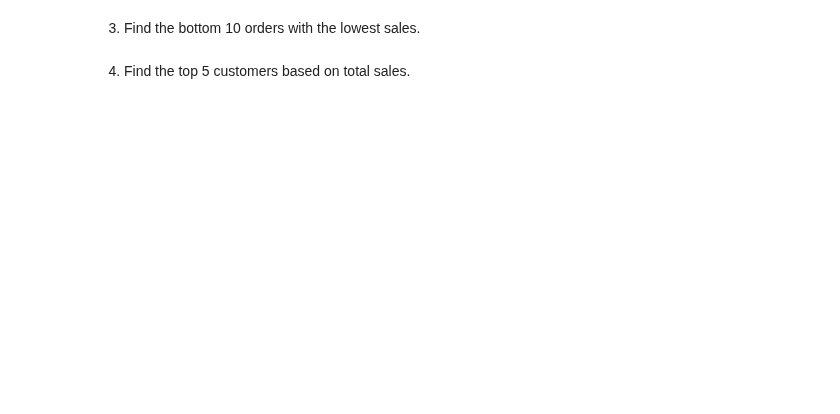
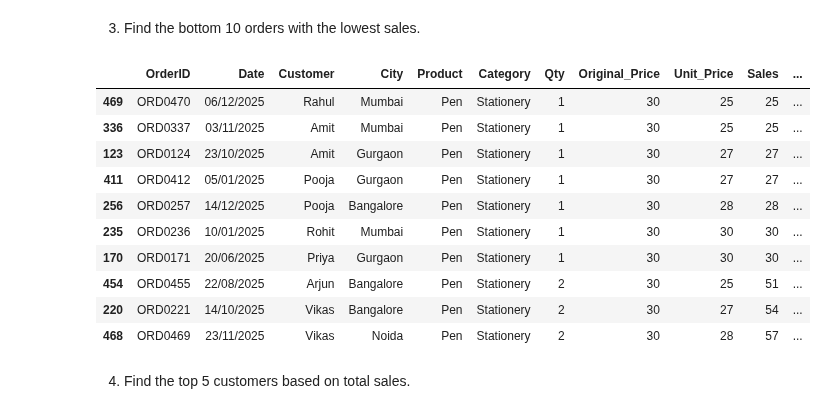
Before and after one commit to Suraj-kumar121K/PANDAS-CURSE, a Jupyter notebook: Practice_pandas/04_pandas.ipynb, the cells around one changed output. Drawn from its saved outputs; the diff is of its cells as text; code cells hidden in the pictures; blank space fills up the shorter version.

```diff
--- a/Practice_pandas/04_pandas.ipynb
+++ b/Practice_pandas/04_pandas.ipynb
@@ -274,4 +305,19 @@ print(Total_Count)
 # %% [markdown]
 3. Find the bottom 10 orders with the lowest sales.
+# %%
+Bottom_10_orders = df.sort_values("Sales", ascending=True).head(10)
+Bottom_10_orders
+# %% [output]
+|  | OrderID | Date | Customer | City | Product | Category | Qty | Original_Price | Unit_Price | Sales | ... |
+| 469 | ORD0470 | 06/12/2025 | Rahul | Mumbai | Pen | Stationery | 1 | 30 | 25 | 25 | ... |
+| 336 | ORD0337 | 03/11/2025 | Amit | Mumbai | Pen | Stationery | 1 | 30 | 25 | 25 | ... |
+| 123 | ORD0124 | 23/10/2025 | Amit | Gurgaon | Pen | Stationery | 1 | 30 | 27 | 27 | ... |
+| 411 | ORD0412 | 05/01/2025 | Pooja | Gurgaon | Pen | Stationery | 1 | 30 | 27 | 27 | ... |
+| 256 | ORD0257 | 14/12/2025 | Pooja | Bangalore | Pen | Stationery | 1 | 30 | 28 | 28 | ... |
+| 235 | ORD0236 | 10/01/2025 | Rohit | Mumbai | Pen | Stationery | 1 | 30 | 30 | 30 | ... |
+| 170 | ORD0171 | 20/06/2025 | Priya | Gurgaon | Pen | Stationery | 1 | 30 | 30 | 30 | ... |
+| 454 | ORD0455 | 22/08/2025 | Arjun | Bangalore | Pen | Stationery | 2 | 30 | 25 | 51 | ... |
+| 220 | ORD0221 | 14/10/2025 | Vikas | Bangalore | Pen | Stationery | 2 | 30 | 27 | 54 | ... |
+| 468 | ORD0469 | 23/11/2025 | Vikas | Noida | Pen | Stationery | 2 | 30 | 28 | 57 | ... |
 # %% [markdown]
 4. Find the top 5 customers based on total sales.
```
Also changed, not shown: parts of 32 cells of this notebook.
